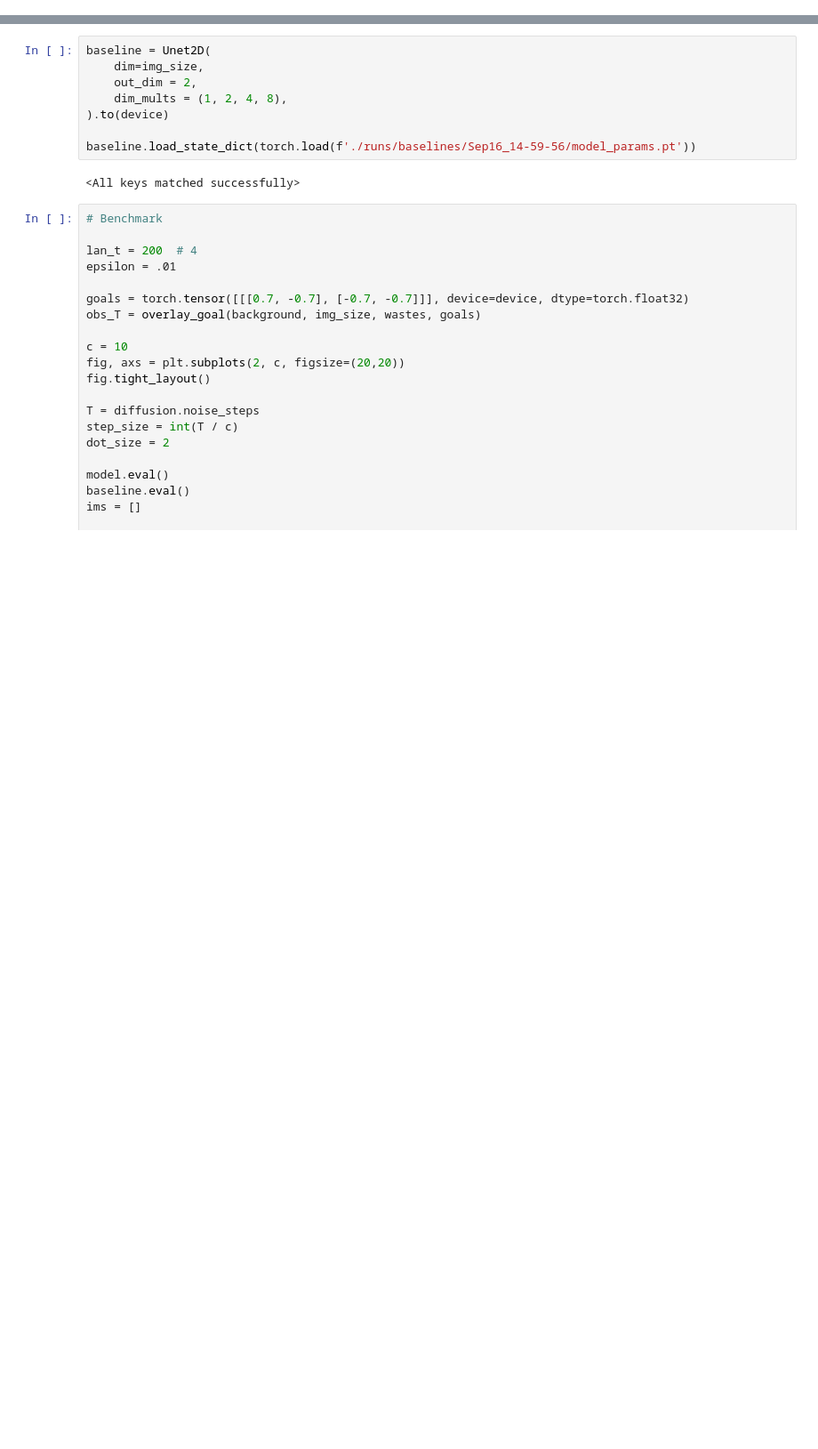
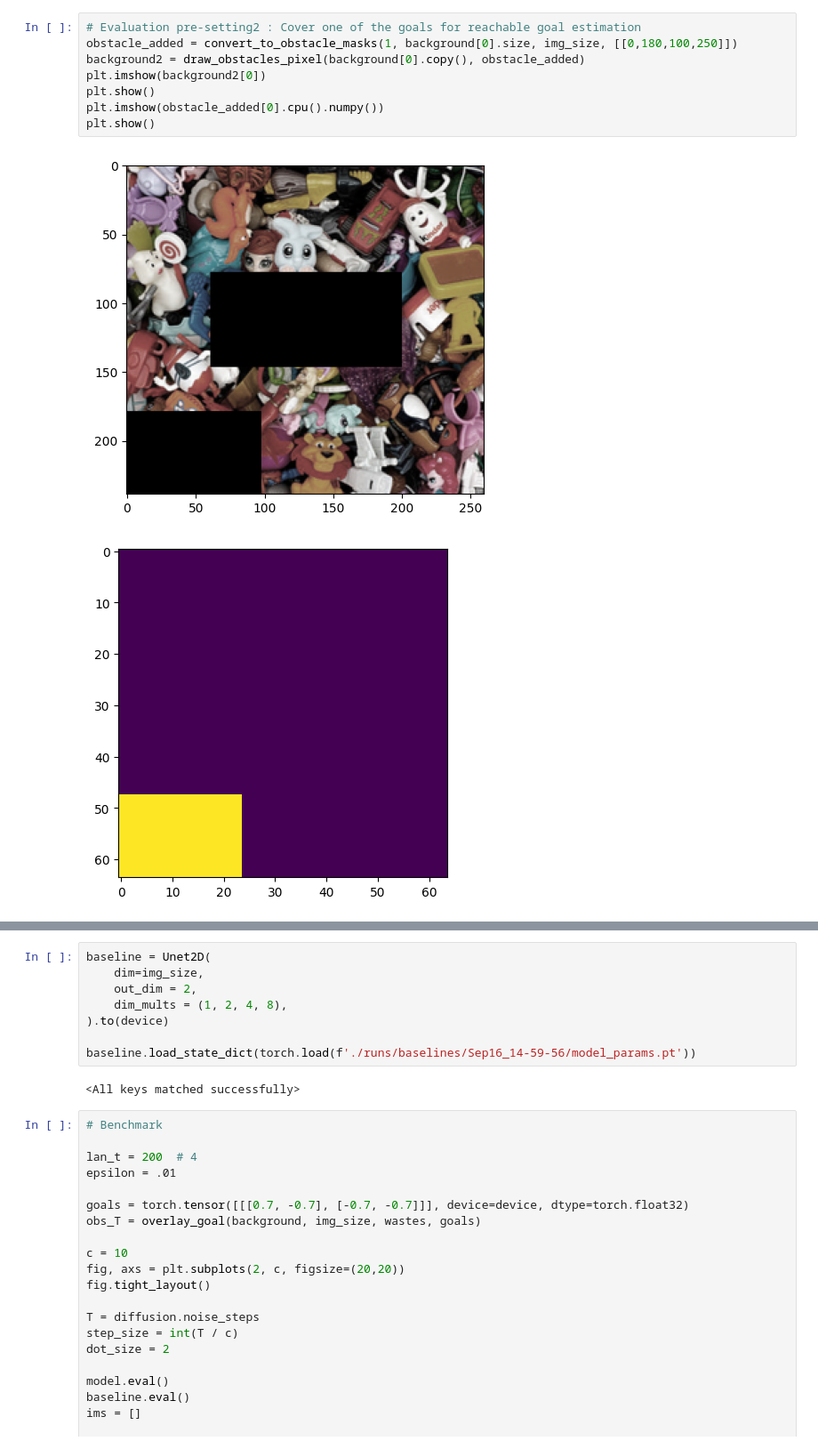
Before and after one commit to pranaboy72/denoisingheat, a Jupyter notebook: inference.ipynb, the cells around one changed output, grey strips where cells are left out. Shown at 89% size. Drawn from its saved outputs; the diff is of its cells as text; blank space fills up the shorter version.

```diff
--- a/inference.ipynb
+++ b/inference.ipynb
@@ -117,3 +118,14 @@ plt.show()
+# %%
+# Evaluation pre-setting2 : Cover one of the goals for reachable goal estimation
+obstacle_added = convert_to_obstacle_masks(1, background[0].size, img_size, [[0,180,100,250]])
+background2 = draw_obstacles_pixel(background[0].copy(), obstacle_added)
+plt.imshow(background2[0])
+plt.show()
+plt.imshow(obstacle_added[0].cpu().numpy())
+plt.show()
+# %% [output]
+[figure, added]
+[figure, added]
 # %%
 # Evaluation - Single goal
 
```
Also changed, not shown: parts of 5 cells of this notebook, 5 other files.
